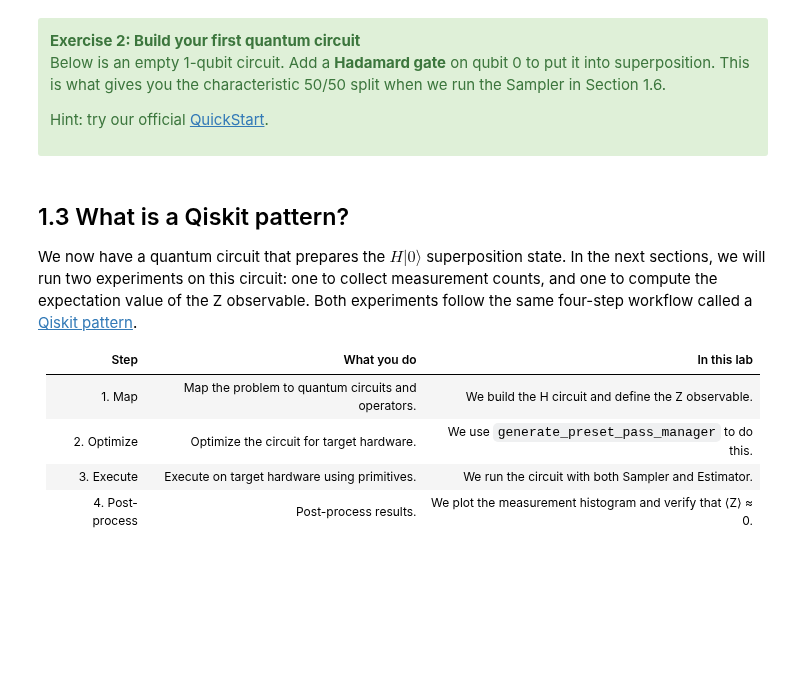
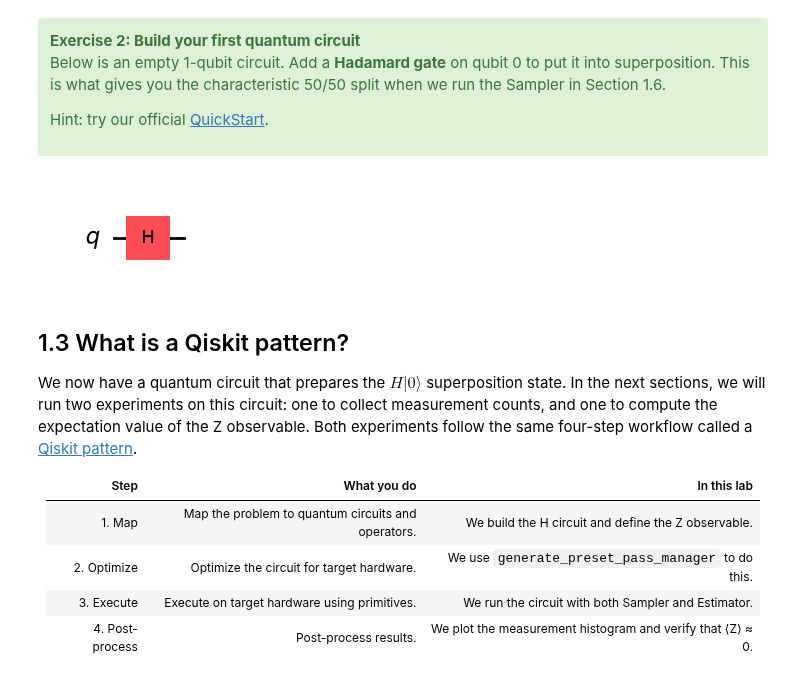
Before and after one commit to Ackaraphon1928/2110595-Intro-To-Quantum-Computing, a Jupyter notebook: Lab0/Lab0_quantum.ipynb, the cells around one changed output. Saved outputs shown, nothing was run; the diff lists cells and outputs as text; code cells hidden in the pictures; blank space fills up the shorter version.

```diff
--- a/Lab0/Lab0_quantum.ipynb
+++ b/Lab0/Lab0_quantum.ipynb
@@ -160,10 +160,13 @@ Hint: try our official [QuickStart](https://quantum.cloud.ibm.com/docs/guides/qu
 # %%
 
 qc = QuantumCircuit(1)
 
 # TODO: Add a Hadamard gate on qubit 0
+qc.h(0)
 
 qc.draw("mpl")
+# %% [output]
+[figure, added]
 # %% [markdown]
 ## 1.3 What is a Qiskit pattern?
 
```
Also changed, not shown: parts of 14 cells of this notebook.
